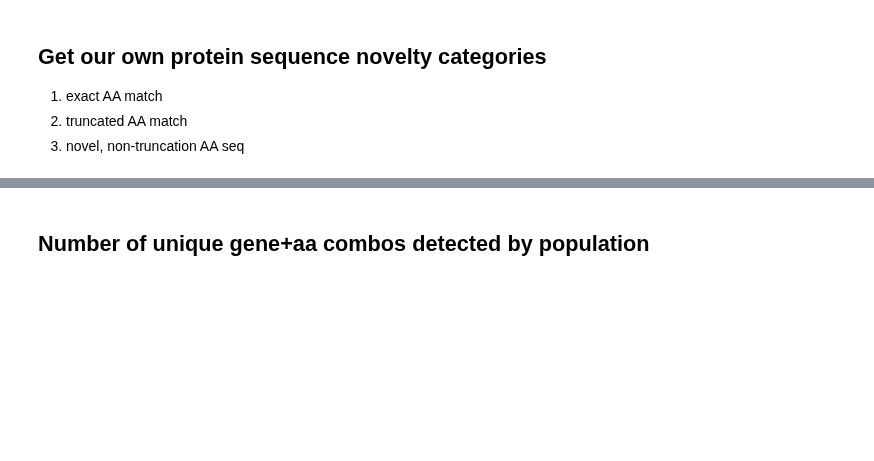
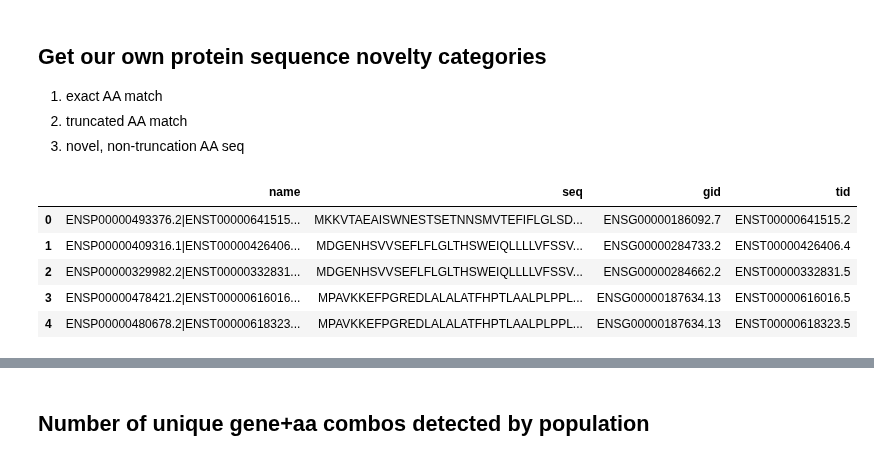
Before and after one commit to fairliereese/240903_pt, a Jupyter notebook: analysis/explore_orfs_aas_2.ipynb, the cells around one changed output, grey strips where cells are left out. Saved outputs shown, nothing was run; the diff lists cells and outputs as text; code cells hidden in the pictures; blank space fills up the shorter version.

```diff
--- a/analysis/explore_orfs_aas_2.ipynb
+++ b/analysis/explore_orfs_aas_2.ipynb
@@ -147,3 +149,28 @@ p_df['aa_seq_novelty'] = 'Novel'
 p_df.loc[(p_df.annot_aa==True), 'aa_seq_novelty'] = 'Known'
 p_df.loc[(p_df.annot_aa==False)&\
          (p_df.trunc_annot_aa==True), 'aa_seq_novelty'] = 'Truncation'
+# %%
+# add status of fsm cdss
+
+
+# get annotated AA sequencesa
+fasta_file = proc_cfg(config['ref']['pc'], od)
+fasta = Fasta(fasta_file)
+
+# Extract each entry's name and sequence
+ref_orfs = {
+    "name": [entry.name for entry in fasta],
+    "seq": [str(entry) for entry in fasta]
+}
+
+ref_orfs = pd.DataFrame(ref_orfs)
+ref_orfs['gid'] =  ref_orfs.name.str.split('|', expand=True)[2]
+ref_orfs['tid'] = ref_orfs.name.str.split('|', expand=True)[1]
+ref_orfs.head()
+# %% [output]
+|  | name | seq | gid | tid |
+| 0 | ENSP00000493376.2|ENST00000641515... | MKKVTAEAISWNESTSETNNSMVTEFIFLGLSD... | ENSG00000186092.7 | ENST00000641515.2 |
+| 1 | ENSP00000409316.1|ENST00000426406... | MDGENHSVVSEFLFLGLTHSWEIQLLLLVFSSV... | ENSG00000284733.2 | ENST00000426406.4 |
+| 2 | ENSP00000329982.2|ENST00000332831... | MDGENHSVVSEFLFLGLTHSWEIQLLLLVFSSV... | ENSG00000284662.2 | ENST00000332831.5 |
+| 3 | ENSP00000478421.2|ENST00000616016... | MPAVKKEFPGREDLALALATFHPTLAALPLPPL... | ENSG00000187634.13 | ENST00000616016.5 |
+| 4 | ENSP00000480678.2|ENST00000618323... | MPAVKKEFPGREDLALALATFHPTLAALPLPPL... | ENSG00000187634.13 | ENST00000618323.5 |
```
Also changed, not shown: parts of 8 cells of this notebook, 4 other files.
